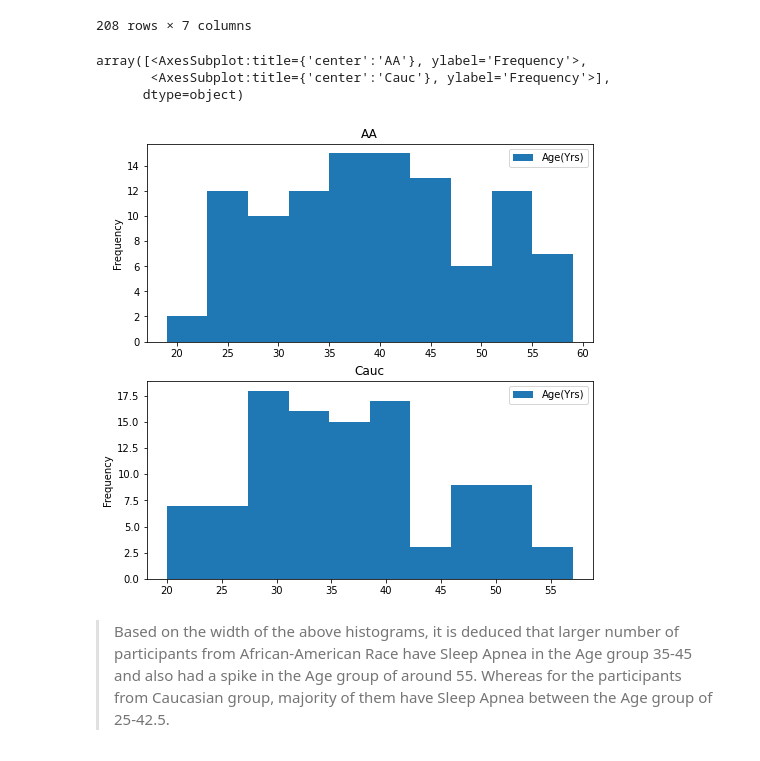
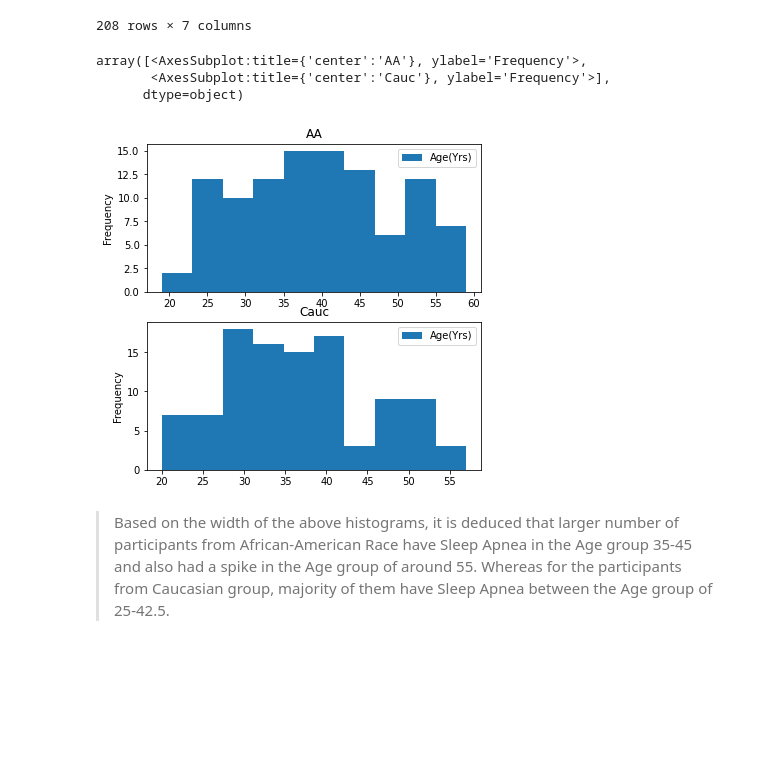
Before and after one commit to ashwinibhatt85/sleepapneastudy, a Jupyter notebook: sleepapneaanalysis2022.ipynb, the cells around one changed output. Saved outputs shown, nothing was run; the diff lists cells and outputs as text; code cells hidden in the pictures; blank space fills up the shorter version.

```diff
--- a/sleepapneaanalysis2022.ipynb
+++ b/sleepapneaanalysis2022.ipynb
@@ -604,12 +603,12 @@ df[["Race","Age(Yrs)","Socio-Economic Status","Presence of HTR2A Gene","AHI","Hy
 208 rows × 7 columns
 # %%
 #"Race","Age(Yrs)","Socio-Economic Status","Presence of HTR2A Gene","AHI","Hypertension","Education"
-df.plot.hist(column=["Age(Yrs)"],by="Race", figsize=(8,8))
+df.plot.hist(column=["Age(Yrs)"],by="Race", figsize=(6,6))
 # %% [output]
 array([<AxesSubplot:title={'center':'AA'}, ylabel='Frequency'>,
        <AxesSubplot:title={'center':'Cauc'}, ylabel='Frequency'>],
       dtype=object)
-[figure, old version]
+[figure, new version]
 # %% [markdown]
 > Based on the width of the above histograms, it is deduced that larger number of participants from African-American Race have Sleep Apnea in the Age group 35-45 and also had a spike in the Age group of around 55. Whereas for the participants from Caucasian group, majority of them have Sleep Apnea between the Age group of 25-42.5.
 # %%
```
Also changed, not shown: parts of 9 cells of this notebook.
